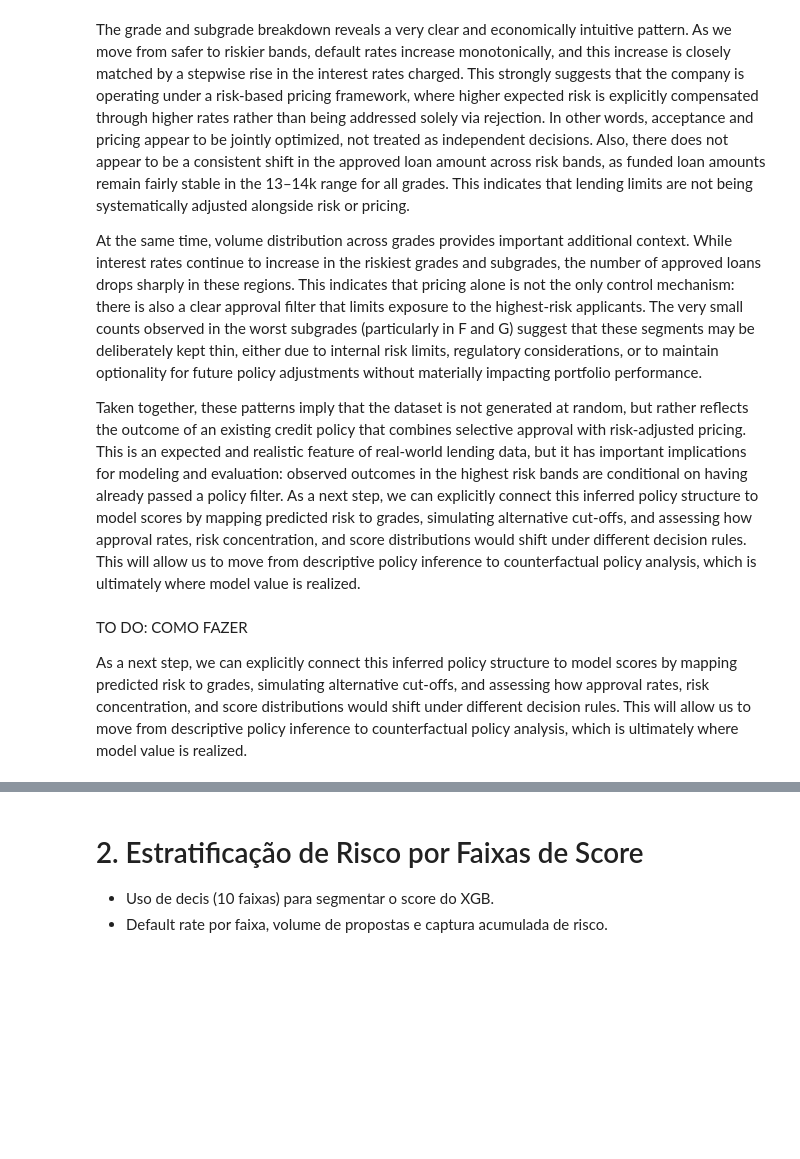
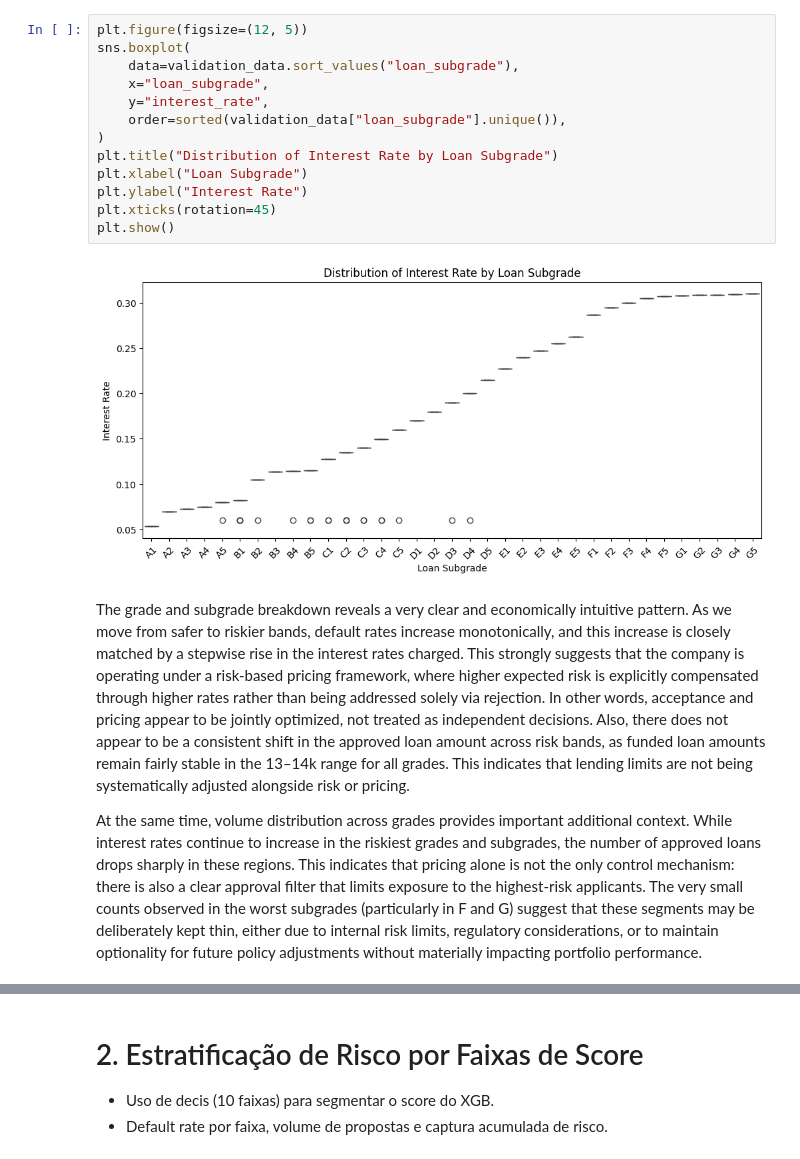
Before and after one commit to imonteiroyh/LoanCreditRisk, a Jupyter notebook: notebooks/05_policy.ipynb, the cells around one changed output, grey strips where cells are left out. Saved outputs shown, nothing was run; the diff lists cells and outputs as text; blank space fills up the shorter version.

Commit message:
add pricing adjustment

```diff
--- a/notebooks/05_policy.ipynb
+++ b/notebooks/05_policy.ipynb
@@ -50,13 +61,22 @@ with pd.option_context('display.max_columns', None):
 | loan_amount_funded | $13,743 | $13,822 | $14,429 | $14,743 | $13,130 | $12,479 | $12,222 | $11,814 | $11,788 | $11,955 | ... |
 | interest_rate | 5.3% | 7.0% | 7.2% | 7.5% | 8.0% | 8.2% | 10.5% | 11.4% | 11.4% | 11.5% | ... |
 | count | 2727 | 1719 | 1625 | 1820 | 2142 | 4043 | 2631 | 2705 | 3096 | 4576 | ... |
+# %%
+plt.figure(figsize=(12, 5))
+sns.boxplot(
+    data=validation_data.sort_values("loan_subgrade"),
+    x="loan_subgrade",
+    y="interest_rate",
+    order=sorted(validation_data["loan_subgrade"].unique()),
+)
+plt.title("Distribution of Interest Rate by Loan Subgrade")
+plt.xlabel("Loan Subgrade")
+plt.ylabel("Interest Rate")
+plt.xticks(rotation=45)
+plt.show()
+# %% [output]
+[figure, added]
 # %% [markdown]
 The grade and subgrade breakdown reveals a very clear and economically intuitive pattern. As we move from safer to riskier bands, default rates increase monotonically, and this increase is closely matched by a stepwise rise in the interest rates charged. This strongly suggests that the company is operating under a risk-based pricing framework, where higher expected risk is explicitly compensated through higher rates rather than being addressed solely via rejection. In other words, acceptance and pricing appear to be jointly optimized, not treated as independent decisions. Also, there does not appear to be a consistent shift in the approved loan amount across risk bands, as funded loan amounts remain fairly stable in the 13–14k range for all grades. This indicates that lending limits are not being systematically adjusted alongside risk or pricing.
 
 At the same time, volume distribution across grades provides important additional context. While interest rates continue to increase in the riskiest grades and subgrades, the number of approved loans drops sharply in these regions. This indicates that pricing alone is not the only control mechanism: there is also a clear approval filter that limits exposure to the highest-risk applicants. The very small counts observed in the worst subgrades (particularly in F and G) suggest that these segments may be deliberately kept thin, either due to internal risk limits, regulatory considerations, or to maintain optionality for future policy adjustments without materially impacting portfolio performance.
-
-Taken together, these patterns imply that the dataset is not generated at random, but rather reflects the outcome of an existing credit policy that combines selective approval with risk-adjusted pricing. This is an expected and realistic feature of real-world lending data, but it has important implications for modeling and evaluation: observed outcomes in the highest risk bands are conditional on having already passed a policy filter. As a next step, we can explicitly connect this inferred policy structure to model scores by mapping predicted risk to grades, simulating alternative cut-offs, and assessing how approval rates, risk concentration, and score distributions would shift under different decision rules. This will allow us to move from descriptive policy inference to counterfactual policy analysis, which is ultimately where model value is realized.
-# %% [markdown]
-TO DO: COMO FAZER
-
-As a next step, we can explicitly connect this inferred policy structure to model scores by mapping predicted risk to grades, simulating alternative cut-offs, and assessing how approval rates, risk concentration, and score distributions would shift under different decision rules. This will allow us to move from descriptive policy inference to counterfactual policy analysis, which is ultimately where model value is realized.
```
Also changed, not shown: parts of 41 cells of this notebook.
